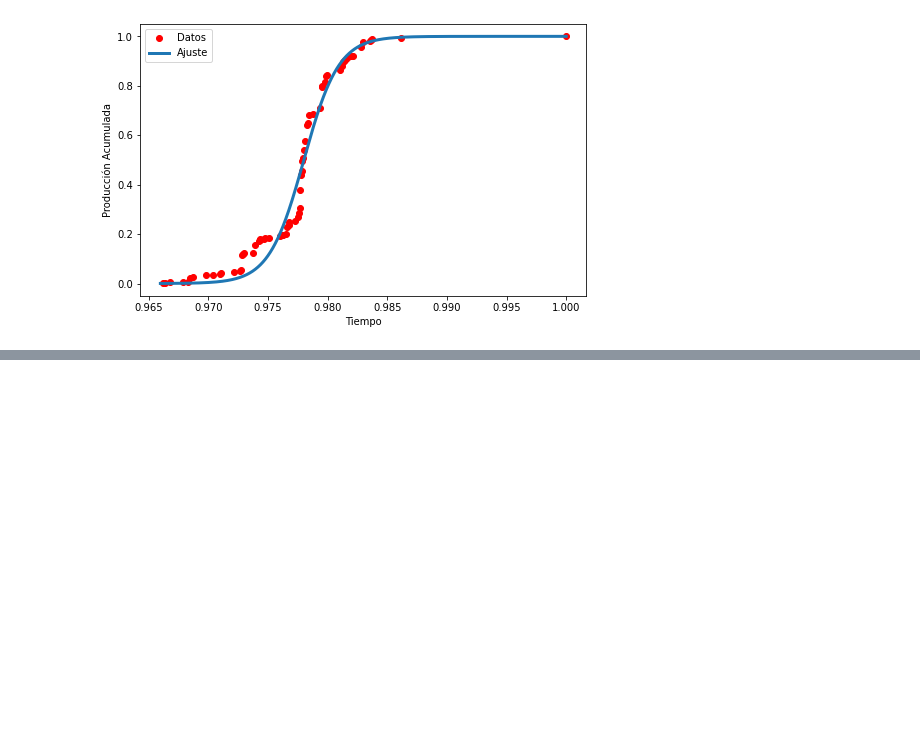
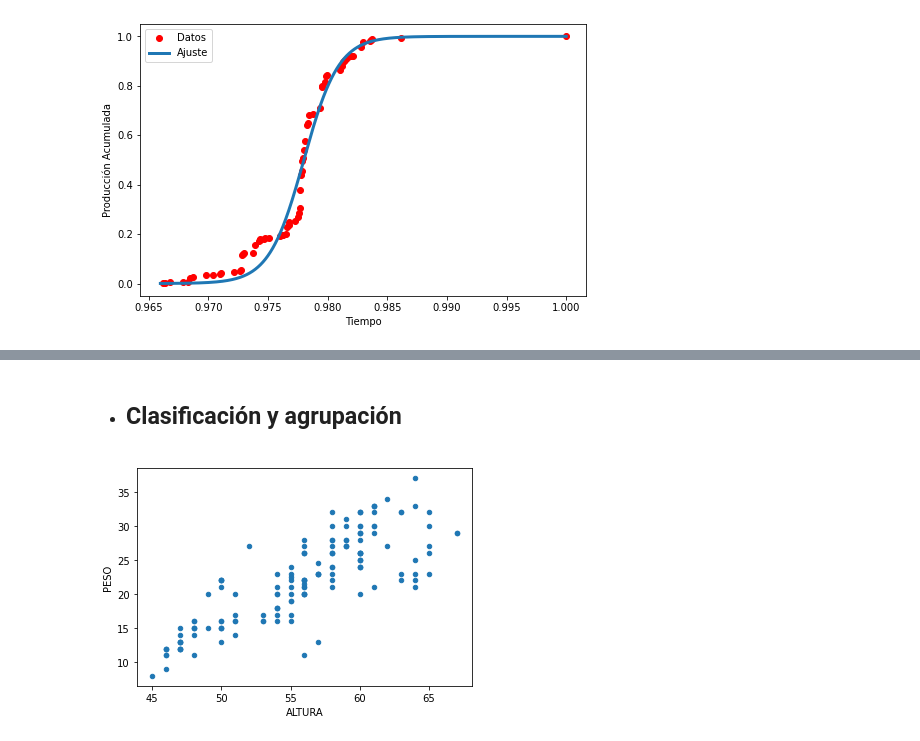
Before and after one commit to oscarjose9423/Modelling, a Jupyter notebook: Modelado.ipynb, the cells around one changed output, grey strips where cells are left out. Saved outputs shown, nothing was run; the diff lists cells and outputs as text; code cells hidden in the pictures; blank space fills up the shorter version.

```diff
--- a/Modelado.ipynb
+++ b/Modelado.ipynb
@@ -176,0 +281,9 @@ El objetivo de la presente sección es el de suministrar al lector una breve int
+# %% [markdown]
+* <h2> Clasificación y agrupación
+# %%
+ovejos.groupby('FECHA').mean()
+
+ovejos.plot(kind="scatter", x = 'ALTURA', y = "PESO")
+plt.show()
+# %% [output]
+[figure, added]
```
Also changed, not shown: parts of 18 cells of this notebook.
